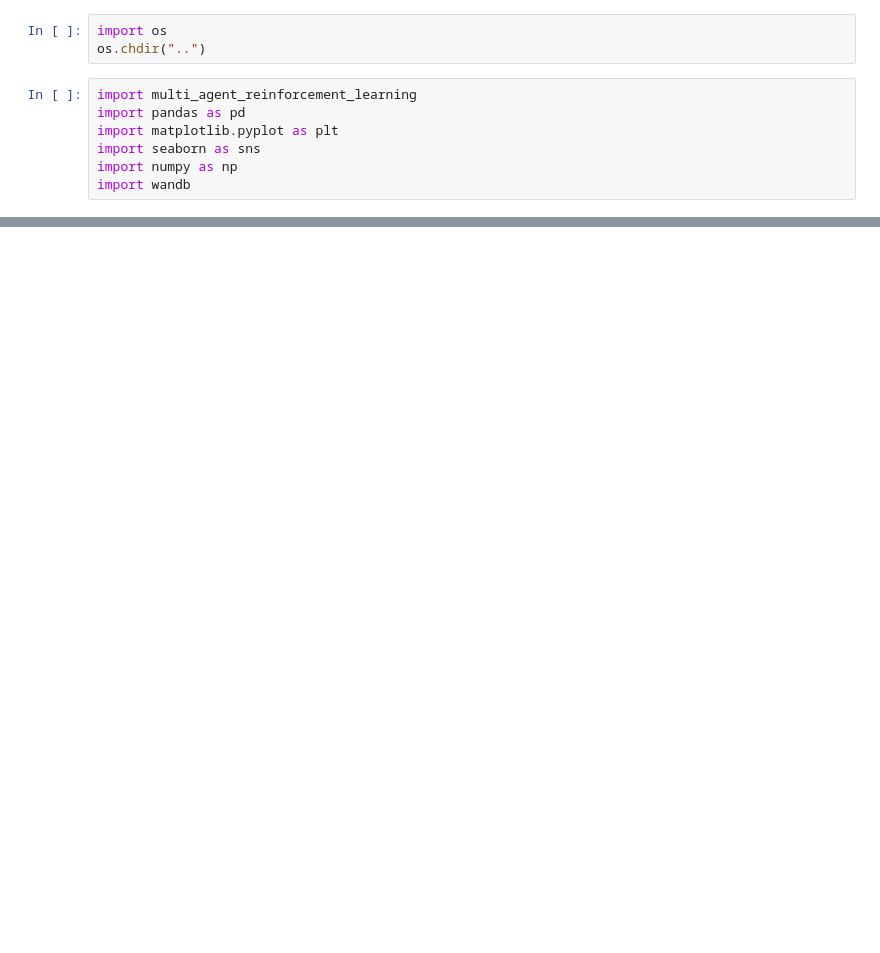
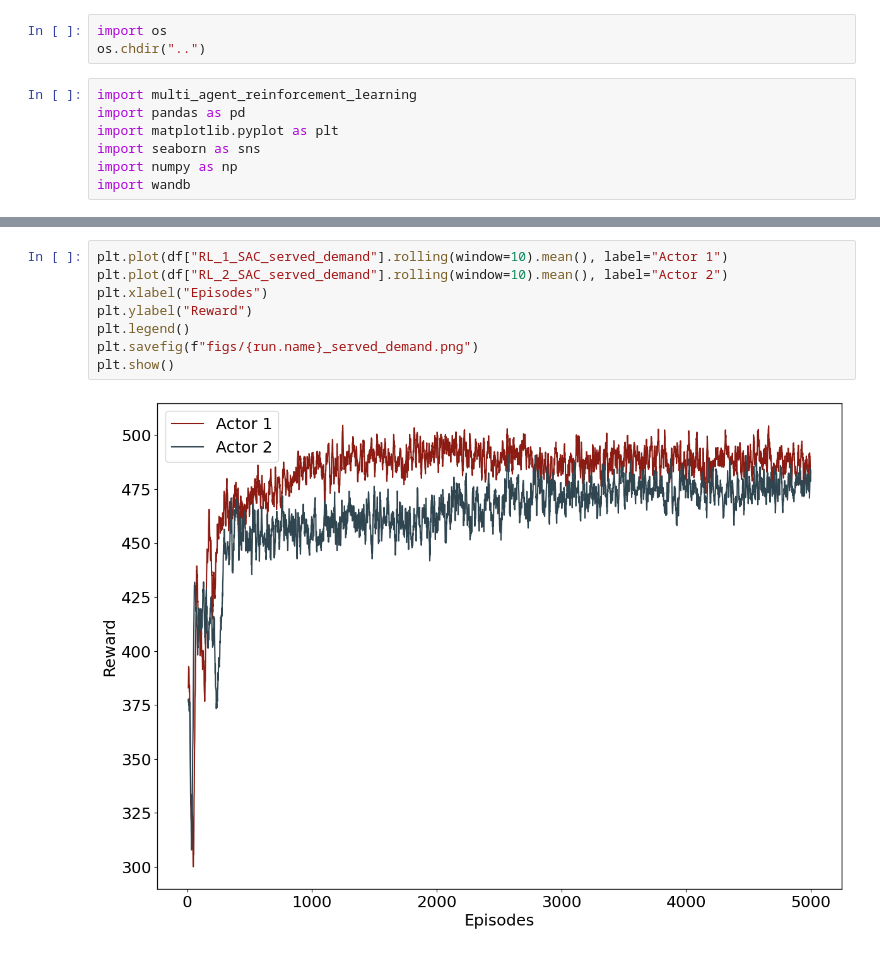
Before and after one commit to Jungar111/multi_agent_reinforcement_learning, a Jupyter notebook: notebooks/plots_for_thesis.ipynb, the cells around one changed output, grey strips where cells are left out. Drawn from its saved outputs; the diff is of its cells as text; blank space fills up the shorter version.

```diff
--- a/notebooks/plots_for_thesis.ipynb
+++ b/notebooks/plots_for_thesis.ipynb
@@ -39,0 +66,10 @@ plt.show()
+# %%
+plt.plot(df["RL_1_SAC_served_demand"].rolling(window=10).mean(), label="Actor 1")
+plt.plot(df["RL_2_SAC_served_demand"].rolling(window=10).mean(), label="Actor 2")
+plt.xlabel("Episodes")
+plt.ylabel("Reward")
+plt.legend()
+plt.savefig(f"figs/{run.name}_served_demand.png")
+plt.show()
+# %% [output]
+[figure, added]
```
Also changed, not shown: parts of 6 cells of this notebook.
